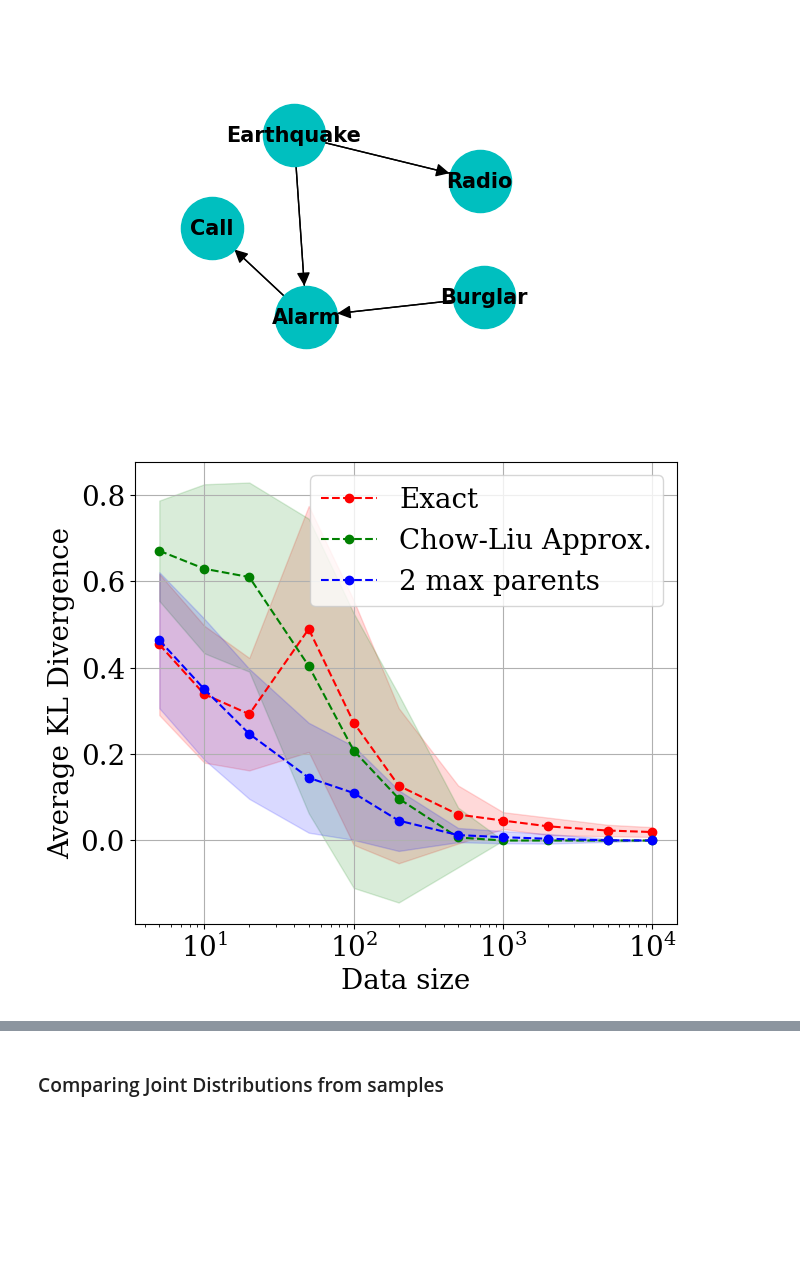
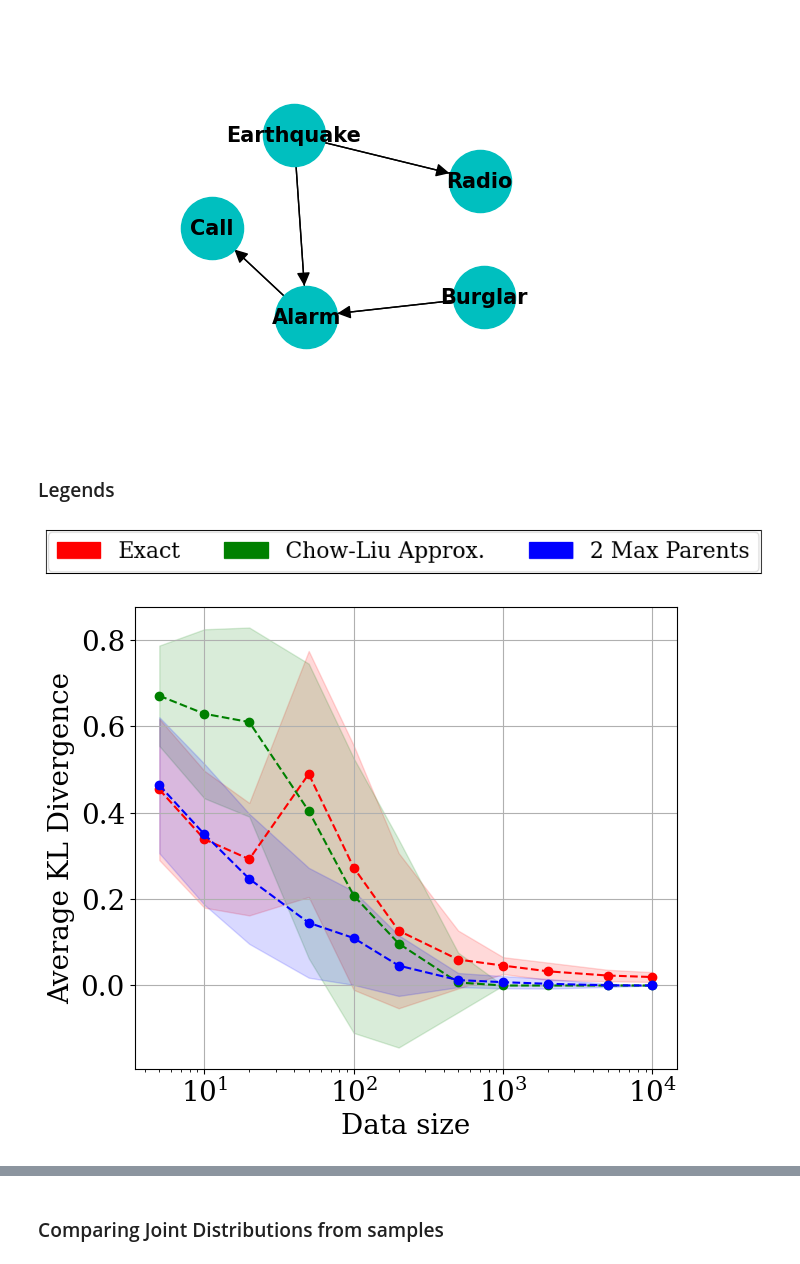
Before and after one commit to pratik2358/bayes_net_learning, a Jupyter notebook: code/alarm_example.ipynb, the cells around one changed output, grey strips where cells are left out. Cells and saved outputs as stored; diff of their text form; code cells hidden in the pictures; blank space fills up the shorter version.

```diff
--- a/code/alarm_example.ipynb
+++ b/code/alarm_example.ipynb
@@ -36,6 +36,23 @@ n = 100
 visualize_BN(dependency_dict = dep_names_explicit, fig_name = 'alarm.pdf')
 # %% [output]
 [figure]
+# %% [markdown]
+### Legends
+# %%
+from matplotlib.lines import Line2D
+from matplotlib.patches import Patch
+
+colors = ['red', 'green', 'blue']
+names = ['Exact', 'Chow-Liu Approx.', '2 Max Parents']
+# legend_elements = [Line2D([0], [0], color=colors[i], lw=4, label=names[i]) for i in range(len(names))]
+legend_elements = [Patch(facecolor=colors[i], edgecolor=colors[i], label=names[i]) for i in range(0,len(names))]
+fig, ax = plt.subplots(figsize=(11.7, 0.7))
+ax.tick_params(left = False, right = False , labelleft = False ,
+                labelbottom = False, bottom = False)
+ax.legend(handles=legend_elements, loc='center', ncol=6)
+plt.savefig('legends.pdf')
+# %% [output]
+[figure, added]
 # %%
 kl_divs = simulation_auto(variables = variables, dependency = dep, probs = probs, n = n, data_sizes = data_sizes, output = 'kl', algorithm='exact')
 accs = simulation_auto(variables = variables, dependency = dep, probs = probs, n = n, data_sizes = data_sizes, output = 'accuracy', algorithm='exact')
@@ -66,19 +83,19 @@ accs_approx = np.load('exp_data/accs_approx.npy')
 # %%
 plt.figure(figsize=(7, 6))
 plt.plot(data_sizes, kl_divs.mean(axis=1), '--o', color = 'red', label = 'Exact')
 plt.fill_between(data_sizes, kl_divs.mean(axis=1) - kl_divs.std(axis=1), kl_divs.mean(axis=1) + kl_divs.std(axis=1), alpha=alpha, color = 'red')
 plt.plot(data_sizes, kl_divs_approx.mean(axis=1), '--o', color = 'green', label = 'Chow-Liu Approx.')
 plt.fill_between(data_sizes, kl_divs_approx.mean(axis=1) - kl_divs_approx.std(axis=1), kl_divs_approx.mean(axis=1) + kl_divs_approx.std(axis=1), alpha=alpha, color = 'green')
 plt.plot(data_sizes, kl_divs_max_parents.mean(axis=1), '--o', color = 'blue', label = '2 max parents')
 plt.fill_between(data_sizes, kl_divs_max_parents.mean(axis=1) - kl_divs_max_parents.std(axis=1), kl_divs_max_parents.mean(axis=1) + kl_divs_max_parents.std(axis=1), alpha=alpha, color = 'blue')
 plt.xlabel('Data size')
 plt.ylabel('Average KL Divergence')
 plt.xscale('log')
 plt.grid()
-plt.legend()
+# plt.legend()
 plt.savefig('kl_divergence.pdf', bbox_inches='tight')
 # %% [output]
-[figure, old version]
+[figure, new version]
 # %%
 plt.figure(figsize=(7, 6))
 plt.plot(data_sizes, accs.mean(axis=1), '--o', color = 'red', label = 'Exact')
```
Also changed, not shown: parts of 3 cells of this notebook.
